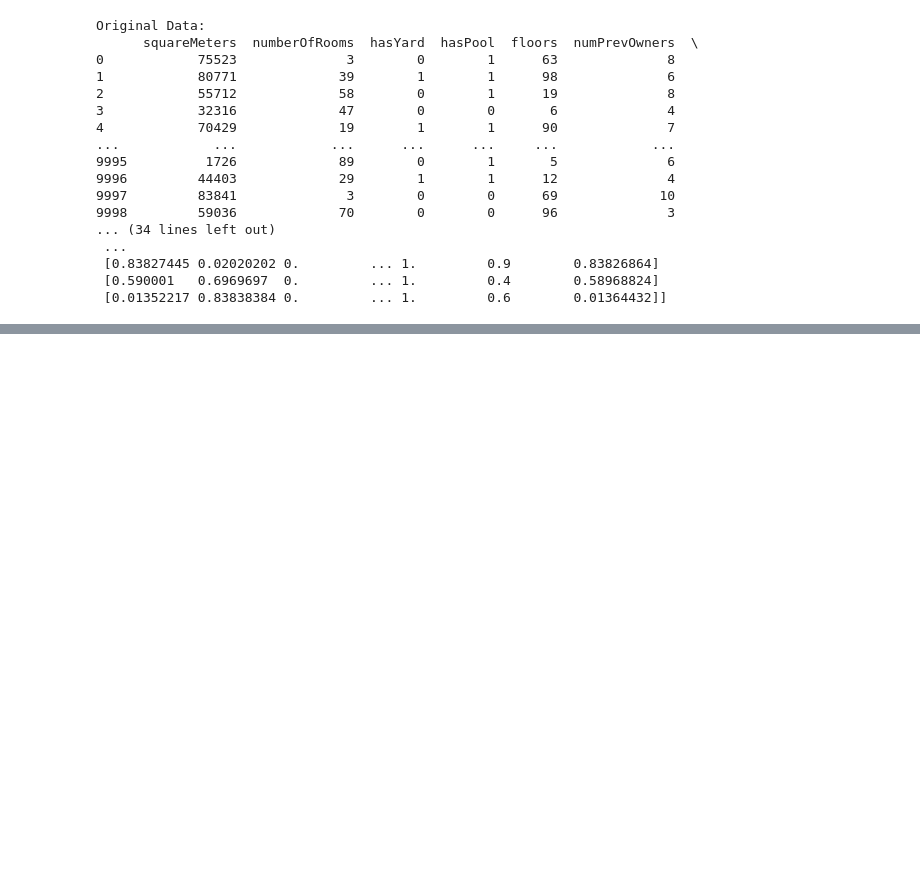
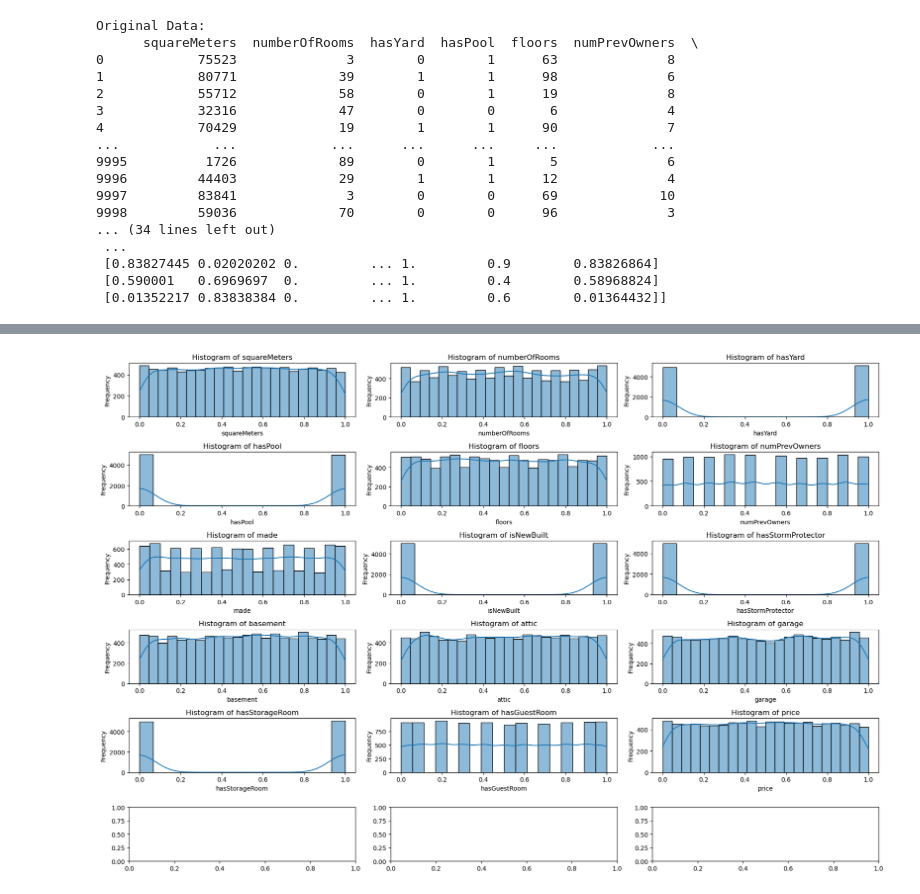
Before and after one commit to sarah10001/Paris_Phase_2_Project, a Jupyter notebook: Housing Prediction Model.ipynb, the cells around one changed output, grey strips where cells are left out. Cells and saved outputs as stored; diff of their text form; code cells hidden in the pictures; blank space fills up the shorter version.

Commit message:
Data Transformation

```diff
--- a/Housing Prediction Model.ipynb
+++ b/Housing Prediction Model.ipynb
@@ -339,0 +356,9 @@ Original Data:
+# %%
+#assigning the columns to the scaled data for easier visualisation
+
+new_df_columns = ['squareMeters', 'numberOfRooms', 'hasYard', 'hasPool', 'floors', 'numPrevOwners', 'made', 'isNewBuilt', 'hasStormProtector',
+                      'basement', 'attic', 'garage', 'hasStorageRoom', 'hasGuestRoom', 'price']
+
+scaled_df = pd.DataFrame(scaled_new_df, columns=new_df_columns)
+
+scaled_df
@@ -339,0 +405,18 @@ Original Data:
+# %%
+#distribution of the scaled data before transformation
+
+fig, axes = plt.subplots(6, 3, figsize=(18, 12))
+
+axes = axes.flatten()
+
+for i, column in enumerate(scaled_df.columns):
+    ax = axes[i]
+    sns.histplot(scaled_df[column], kde=True, ax=ax)
+    ax.set_title(f'Histogram of {column}')
+    ax.set_xlabel(column)
+    ax.set_ylabel('Frequency')
+
+plt.tight_layout()
+plt.show()
+# %% [output]
+[figure, added]
```
Also changed, not shown: parts of 9 cells of this notebook.
